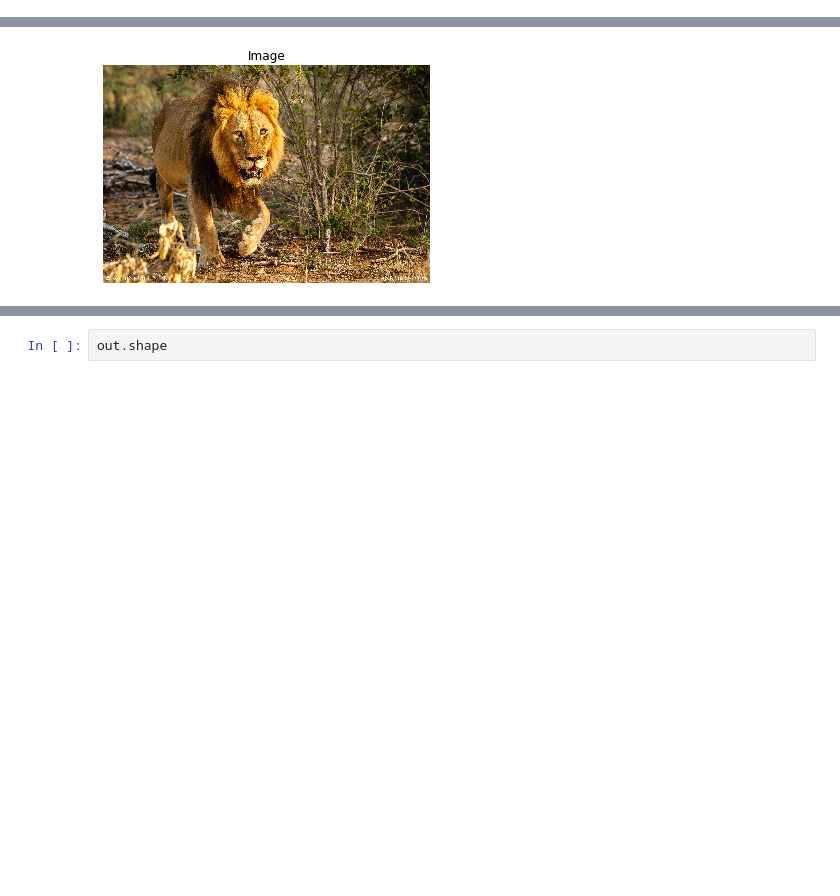
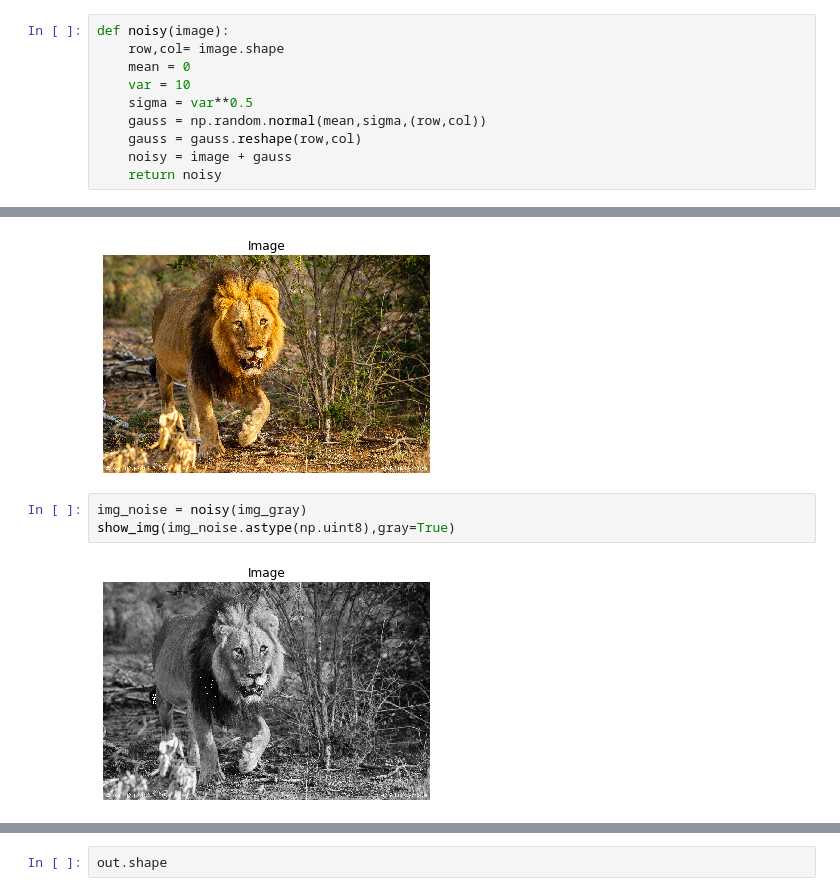
Before and after one commit to Shaozhi-Yang/Propagated-Image-Filtering, a Jupyter notebook: src/surendra.ipynb, the cells around one changed output, grey strips where cells are left out. Saved outputs shown, nothing was run; the diff lists cells and outputs as text; blank space fills up the shorter version.

```diff
--- a/src/surendra.ipynb
+++ b/src/surendra.ipynb
@@ -38,6 +38,16 @@ def show_cv2_img(img):
     cv2.imshow('sdf', img)
     cv2.waitKey(0)
     cv2.destroyAllWindows()
+# %%
+def noisy(image):
+    row,col= image.shape
+    mean = 0
+    var = 10
+    sigma = var**0.5
+    gauss = np.random.normal(mean,sigma,(row,col))
+    gauss = gauss.reshape(row,col)
+    noisy = image + gauss
+    return noisy
 # %%
 img_bgr = cv2.imread('../images/lion.jpg')
 print(img_bgr.shape)
@@ -48,6 +58,11 @@ img_gray = cv2.resize(img_gray,None,fx=0.3,fy=0.3)
 # %% [output]
 (1947, 2921, 3)
 [figure]
+# %%
+img_noise = noisy(img_gray)
+show_img(img_noise.astype(np.uint8),gray=True)
+# %% [output]
+[figure, added]
 # %%
 def gaussian(x,y,sigma):
     return np.exp(-np.power(x-y,2)/(2*sigma**2))
```
Also changed, not shown: parts of 3 cells of this notebook, 4 other files.
